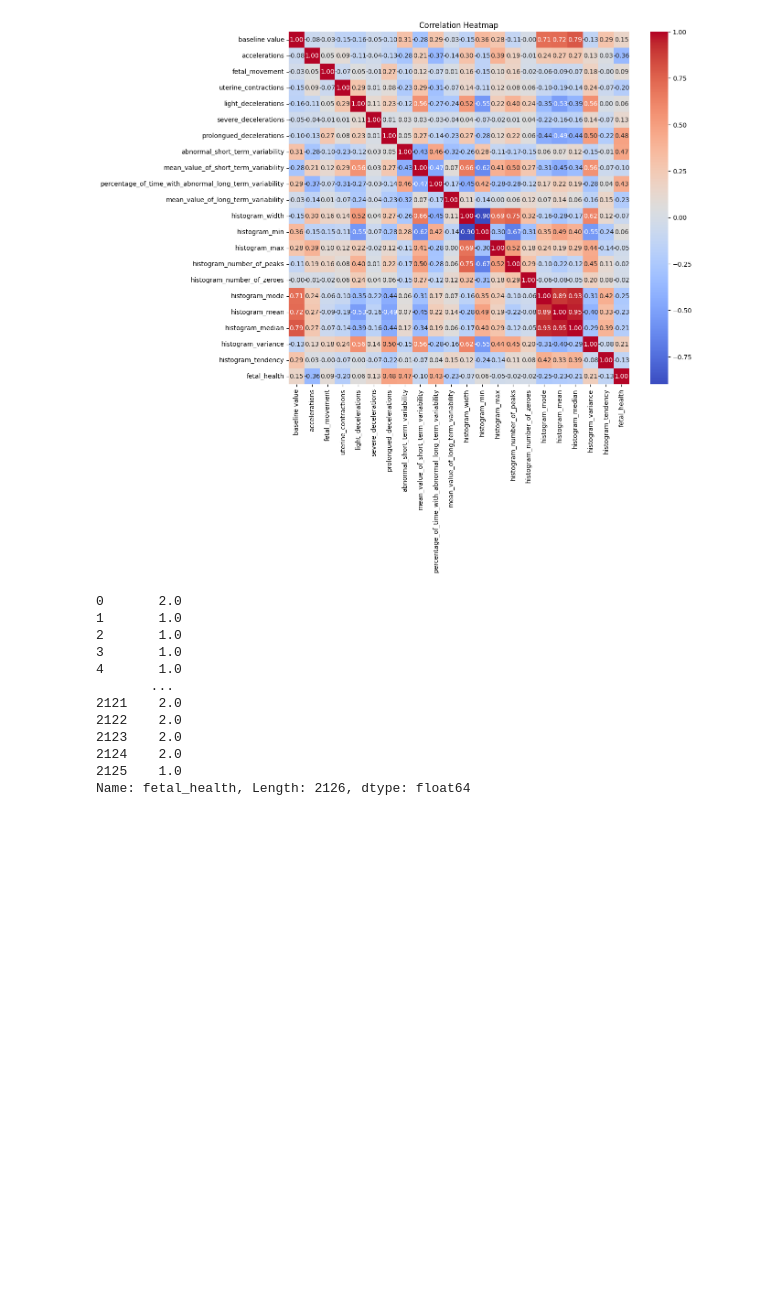
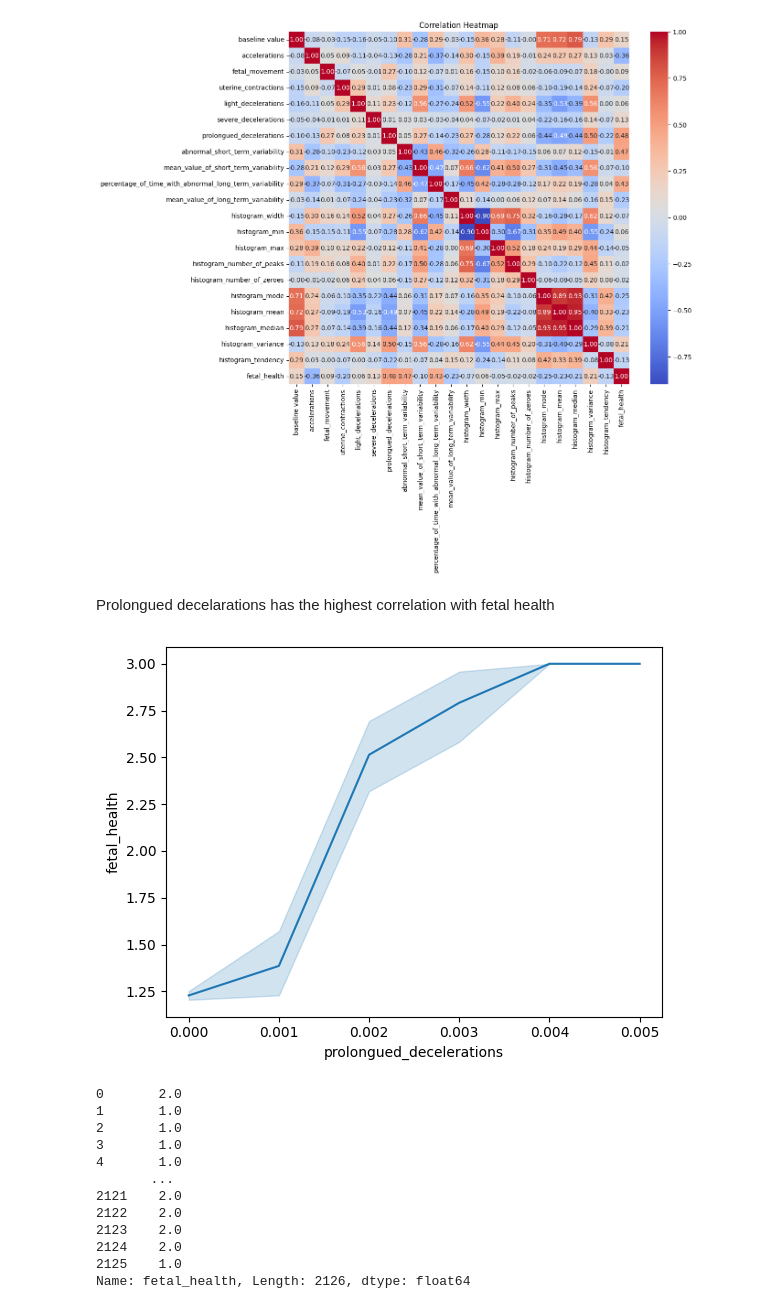
Before and after one commit to AjaySreekumar47/Fetal-Health-Classification, a Jupyter notebook: fetalhealthclassification.ipynb, the cells around one changed output. Cells and saved outputs as stored; diff of their text form; code cells hidden in the pictures; blank space fills up the shorter version.

Commit message:
Added plot-prolongued decelerations

```diff
--- a/fetalhealthclassification.ipynb
+++ b/fetalhealthclassification.ipynb
@@ -104,6 +104,13 @@ plt.title("Correlation Heatmap")
 plt.show()
 # %% [output]
 [figure]
+# %% [markdown]
+Prolongued decelarations has the highest correlation with fetal health
+# %%
+sns.lineplot(data=df,x='prolongued_decelerations',y='fetal_health')
+plt.show()
+# %% [output]
+[figure, added]
 # %%
 X = df.drop('fetal_health', axis=1)
 y = df['fetal_health']
```
Also changed, not shown: parts of 1 cell of this notebook.
